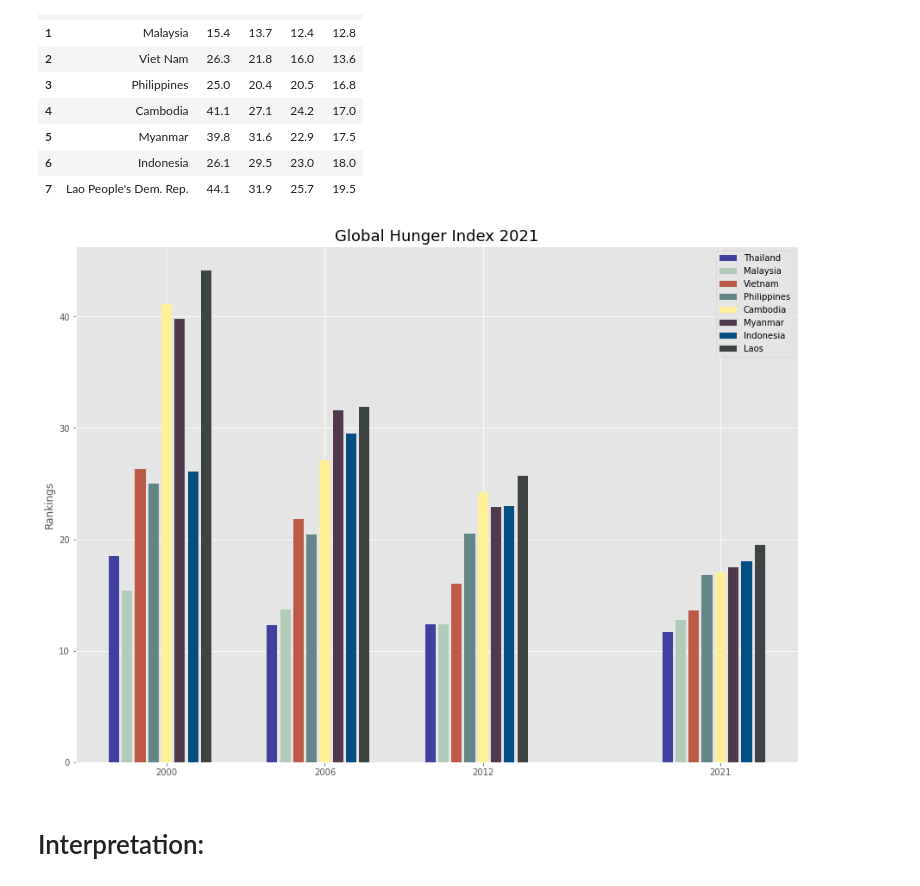
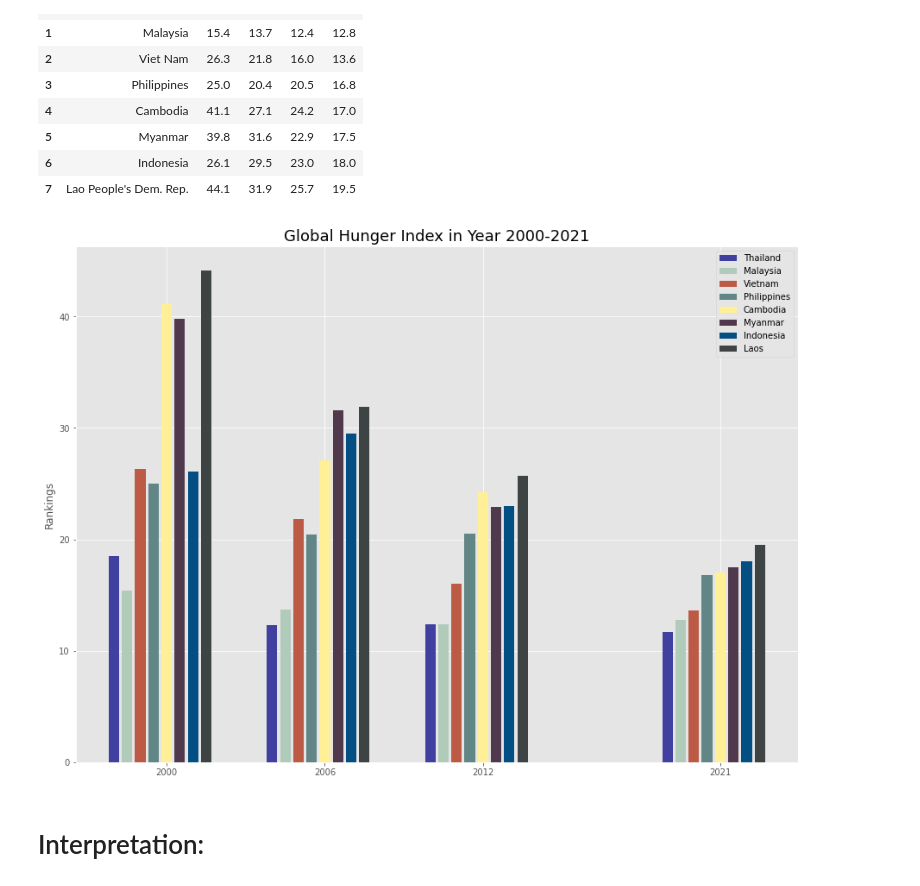
Before and after one commit to renzcarlo24/ITBA-3207-Team-Big-Bytes, a Jupyter notebook: Data Visualization.ipynb, the cells around one changed output. Saved outputs shown, nothing was run; the diff lists cells and outputs as text; code cells hidden in the pictures.

```diff
--- a/Data Visualization.ipynb
+++ b/Data Visualization.ipynb
@@ -297,27 +299,27 @@ Laos = (44.1, 31.9, 25.7, 19.5)
 # %%
 #Creating the Plot
 style.use('ggplot')
 plt.figure(figsize=(15,11))
 barWidth = 0.4
 
 xpos = np.array([2000, 2006, 2012, 2021])
 plt.bar(xpos+1, Thailand, color='#4040a1', width =barWidth, label='Thailand')
 plt.bar(xpos+1.5, Malaysia, color='#b1cbbb', width =barWidth, label='Malaysia')
 plt.bar(xpos+2, Vietnam, color='#bc5a45', width =barWidth, label='Vietnam')
 plt.bar(xpos+2.5, Philippines, color='#618685', width =barWidth, label='Philippines')
 plt.bar(xpos+3, Cambodia, color='#ffef96', width =barWidth, label='Cambodia')
 plt.bar(xpos+3.5, Myanmar, color='#50394c', width =barWidth, label='Myanmar')
 plt.bar(xpos+4, Indonesia, color='#034f84', width =barWidth, label='Indonesia')
 plt.bar(xpos+4.5, Laos, color='#3e4444', width =barWidth, label='Laos')
 plt.xticks(xpos + 3,((('2000', '2006', '2012', '2021'))))
 plt.ylabel("Rankings")
-plt.title('Global Hunger Index 2021', fontdict={'fontname': 'DejaVu Sans', 'fontsize': 18})
+plt.title('Global Hunger Index in Year 2000-2021', fontdict={'fontname': 'DejaVu Sans', 'fontsize': 18})
 plt.legend()
 #Saving visualizations in TIFF file with 300 dpi
 plt.savefig('FoodProduction.tiff', transparent=True, dpi=300)
 plt.show()
 # %% [output]
-[figure, old version]
+[figure, new version]
 # %% [markdown]
 # Interpretation:
 # %% [markdown]
```
Also changed, not shown: parts of 1 cell of this notebook.
